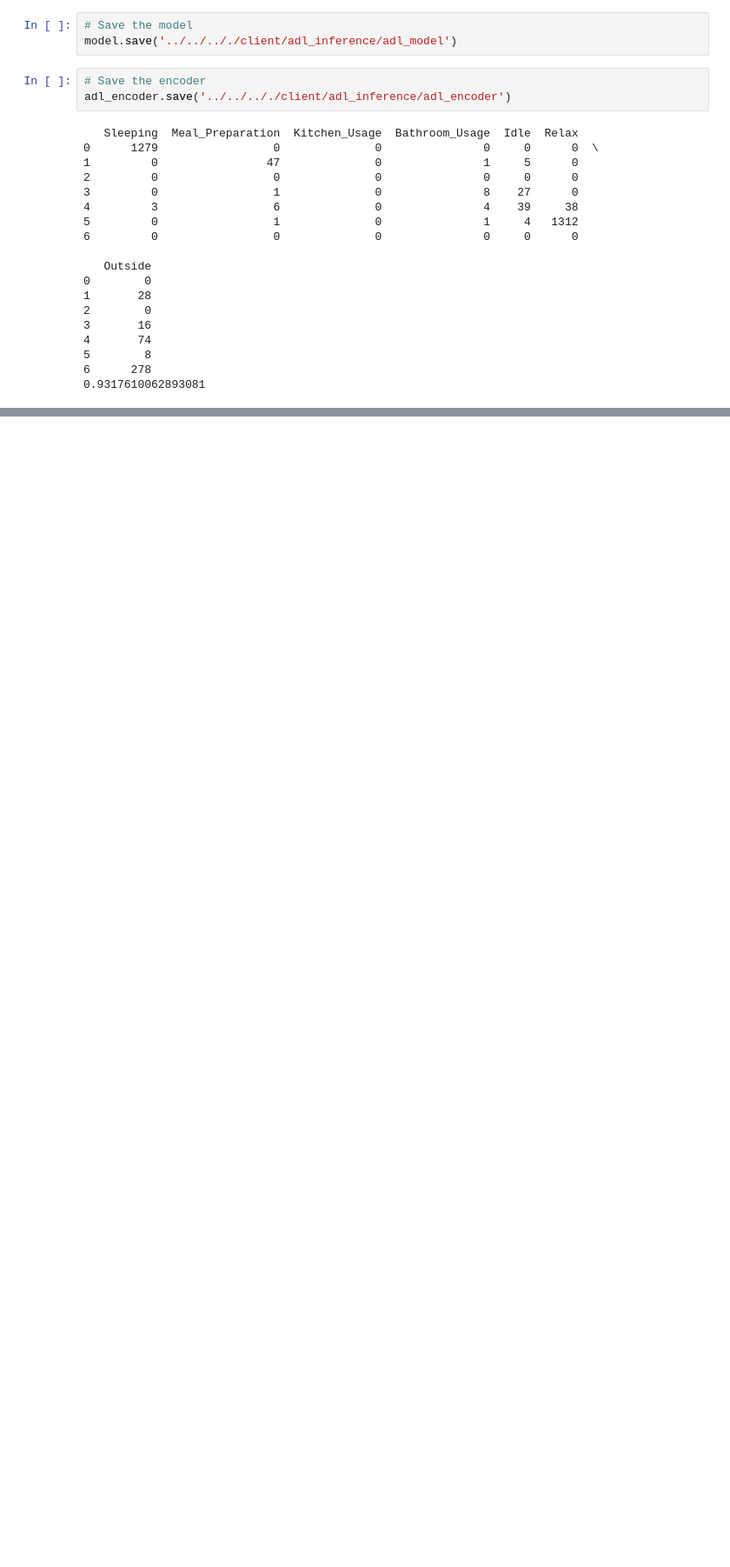
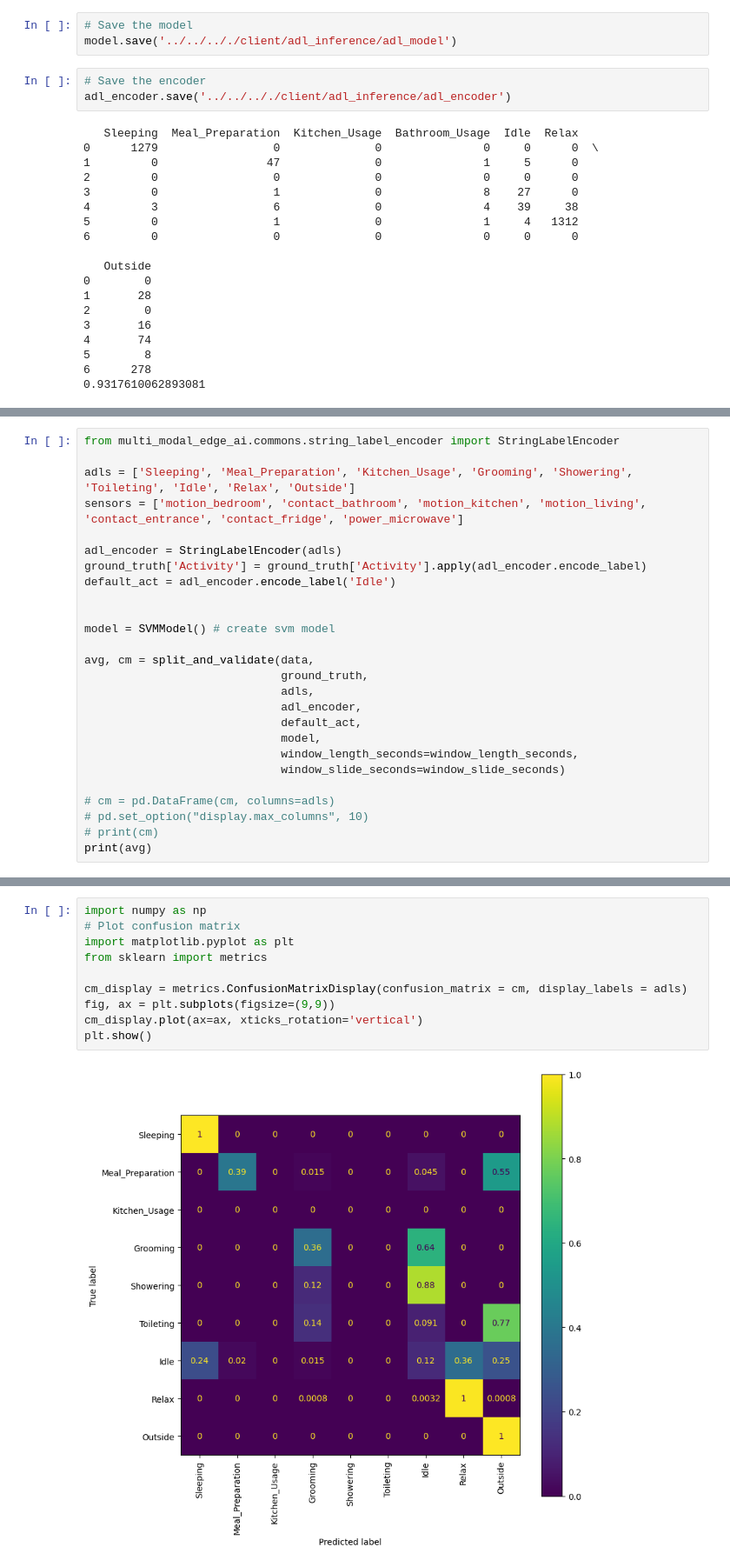
Before and after one commit to R3c5/Multi-Modal-Edge-AI, a Jupyter notebook: multi_modal_edge_ai/models/adl_inference/validating/svm_playground.ipynb, the cells around one changed output, grey strips where cells are left out. Shown at 87% size. Cells and saved outputs as stored; diff of their text form; blank space fills up the shorter version.

Commit message:
feat: Add ADL Inference Model for extra ADLs

```diff
--- a/multi_modal_edge_ai/models/adl_inference/validating/svm_playground.ipynb
+++ b/multi_modal_edge_ai/models/adl_inference/validating/svm_playground.ipynb
@@ -122,0 +132,26 @@ KeyboardInterrupt:
+# %%
+from multi_modal_edge_ai.commons.string_label_encoder import StringLabelEncoder
+
+adls = ['Sleeping', 'Meal_Preparation', 'Kitchen_Usage', 'Grooming', 'Showering', 'Toileting', 'Idle', 'Relax', 'Outside']
+sensors = ['motion_bedroom', 'contact_bathroom', 'motion_kitchen', 'motion_living', 'contact_entrance', 'contact_fridge', 'power_microwave']
+
+adl_encoder = StringLabelEncoder(adls)
+ground_truth['Activity'] = ground_truth['Activity'].apply(adl_encoder.encode_label)
+default_act = adl_encoder.encode_label('Idle')
+
+
+model = SVMModel() # create svm model
+
+avg, cm = split_and_validate(data,
+                             ground_truth,
+                             adls,
+                             adl_encoder,
+                             default_act,
+                             model,
+                             window_length_seconds=window_length_seconds,
+                             window_slide_seconds=window_slide_seconds)
+
+# cm = pd.DataFrame(cm, columns=adls)
+# pd.set_option("display.max_columns", 10)
+# print(cm)
+print(avg)
@@ -122,0 +165,12 @@ KeyboardInterrupt:
+# %%
+import numpy as np
+# Plot confusion matrix
+import matplotlib.pyplot as plt
+from sklearn import metrics
+
+cm_display = metrics.ConfusionMatrixDisplay(confusion_matrix = cm, display_labels = adls)
+fig, ax = plt.subplots(figsize=(9,9))
+cm_display.plot(ax=ax, xticks_rotation='vertical')
+plt.show()
+# %% [output]
+[figure, added]
```
Also changed, not shown: parts of 5 cells of this notebook, 2 other files.
